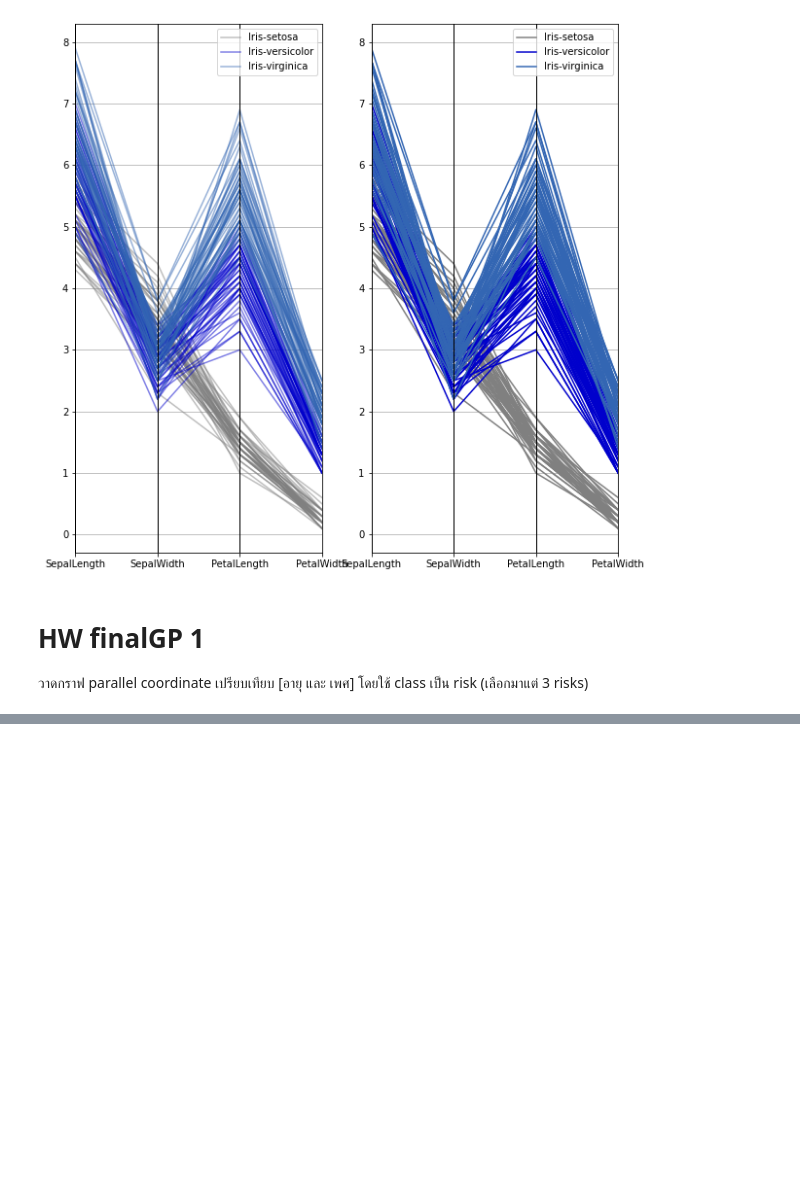
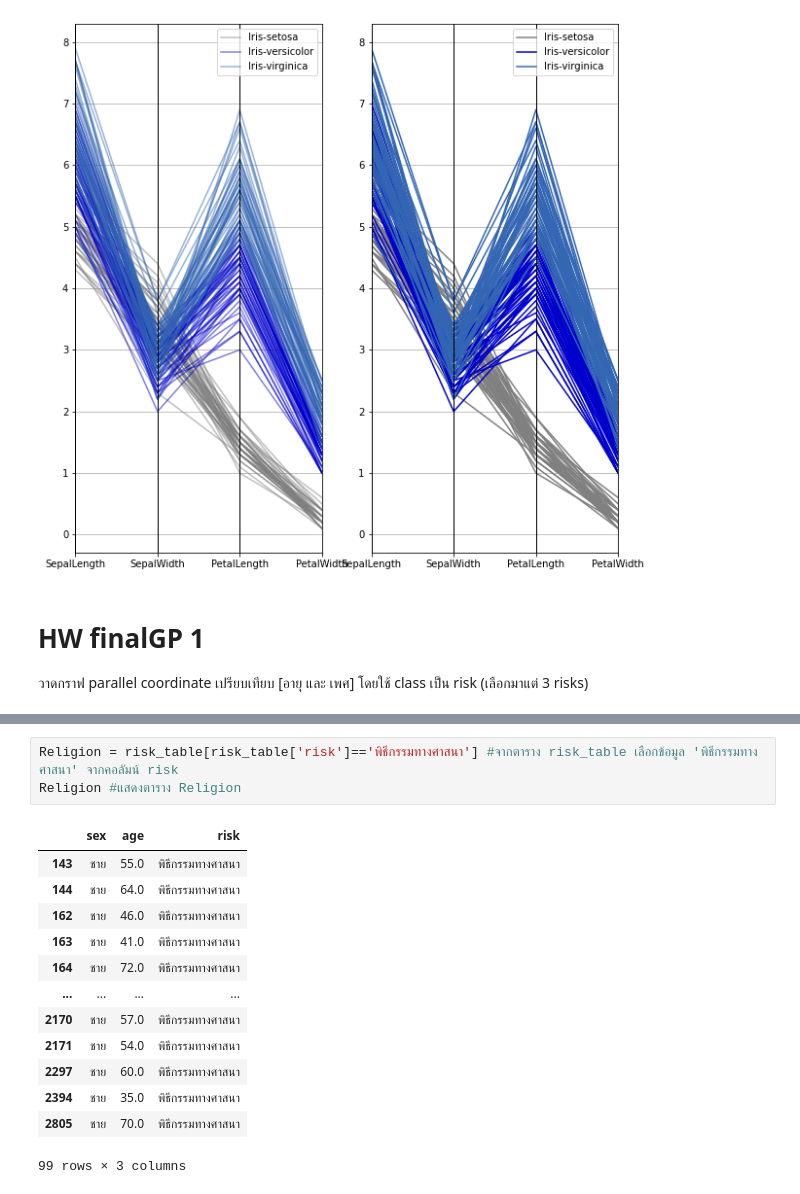
Before and after one commit to SuwareeThammakoonsate/data_viz_2022, a Jupyter notebook: DataViz01_Table_Data.ipynb, the cells around one changed output, grey strips where cells are left out. Drawn from its saved outputs; the diff is of its cells as text; blank space fills up the shorter version.

```diff
--- a/DataViz01_Table_Data.ipynb
+++ b/DataViz01_Table_Data.ipynb
@@ -139,0 +227,17 @@ pd.plotting.parallel_coordinates(df,'Name',color = [[0.5,0.5,0.5],[0,0,0.8],[0.2
+# %%
+Religion = risk_table[risk_table['risk']=='พิธีกรรมทางศาสนา'] #จากตาราง risk_table เลือกข้อมูล 'พิธีกรรมทางศาสนา' จากคอลัมน์ risk
+Religion #แสดงตาราง Religion
+# %% [output]
+|  | sex | age | risk |
+| 143 | ชาย | 55.0 | พิธีกรรมทางศาสนา |
+| 144 | ชาย | 64.0 | พิธีกรรมทางศาสนา |
+| 162 | ชาย | 46.0 | พิธีกรรมทางศาสนา |
+| 163 | ชาย | 41.0 | พิธีกรรมทางศาสนา |
+| 164 | ชาย | 72.0 | พิธีกรรมทางศาสนา |
+| ... | ... | ... | ... |
+| 2170 | ชาย | 57.0 | พิธีกรรมทางศาสนา |
+| 2171 | ชาย | 54.0 | พิธีกรรมทางศาสนา |
+| 2297 | ชาย | 60.0 | พิธีกรรมทางศาสนา |
+| 2394 | ชาย | 35.0 | พิธีกรรมทางศาสนา |
+| 2805 | ชาย | 70.0 | พิธีกรรมทางศาสนา |
+99 rows × 3 columns
```
Also changed, not shown: parts of 11 cells of this notebook.
